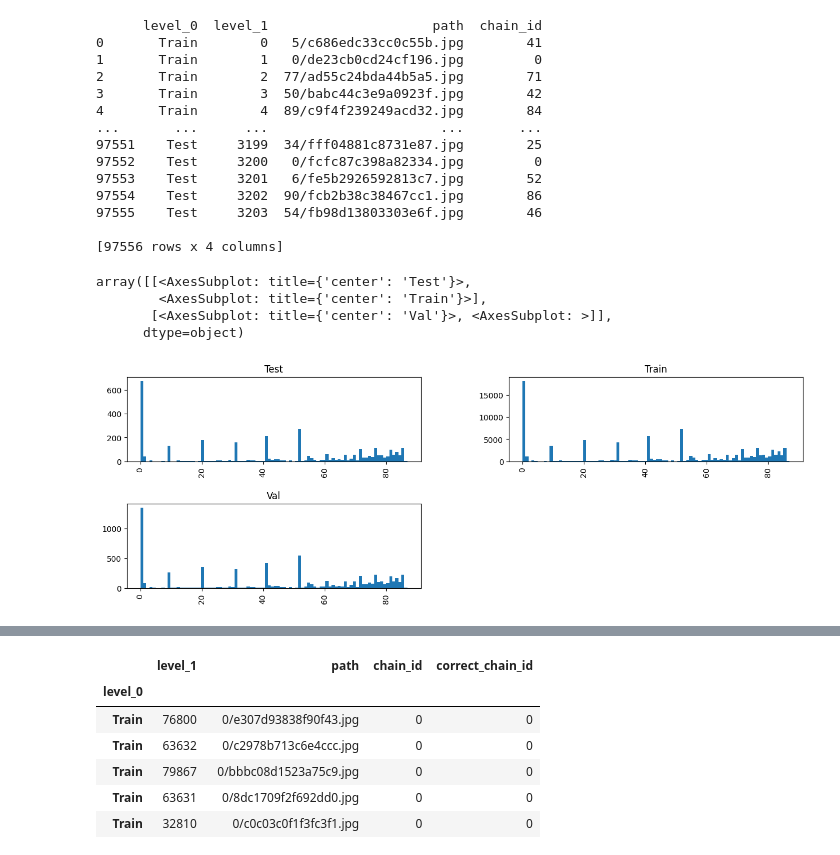
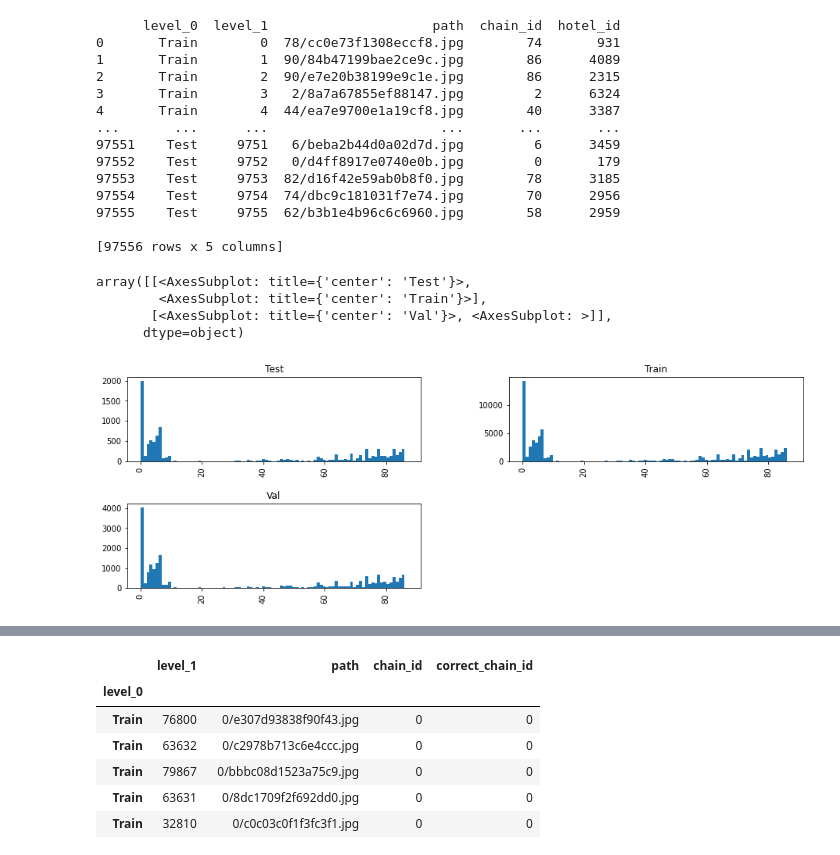
Before and after one commit to claudius-kienle/hotel-id-nns, a Jupyter notebook: hotel_id_nns/scripts/inspect_dataset.ipynb, the cells around one changed output, grey strips where cells are left out. Saved outputs shown, nothing was run; the diff lists cells and outputs as text; code cells hidden in the pictures.

```diff
--- a/hotel_id_nns/scripts/inspect_dataset.ipynb
+++ b/hotel_id_nns/scripts/inspect_dataset.ipynb
@@ -6,7 +6,7 @@ df = pd.read_csv("../../data/dataset/train.csv")
 n_chain_ids = df['chain'].nunique()
 
 def plot(path):
-    return pd.read_csv(path, names=['path', 'chain_id'], sep=' ')
+    return pd.read_csv(path)
 
 df.hist('chain', bins=n_chain_ids)
 from matplotlib import pyplot as plt
@@ -22,29 +22,29 @@ plt.show()
 # %%
 chain_ids = []
-chain_ids.append(plot("../../tmp/hotel_train_chain.csv"))
-chain_ids.append(plot("../../tmp/hotel_val_chain.csv"))
-chain_ids.append(plot("../../tmp/hotel_test_chain.csv"))
+chain_ids.append(plot("../../data/dataset/hotel_train_chain.csv"))
+chain_ids.append(plot("../../data/dataset/hotel_val_chain.csv"))
+chain_ids.append(plot("../../data/dataset/hotel_test_chain.csv"))
 split_data = pd.concat(chain_ids, axis=0, keys=['Train', 'Val', 'Test'])
 split_data = split_data.reset_index()
 print(split_data)
 split_data.hist(column='chain_id', bins=88, by='level_0', figsize=(15, 5))
 # %% [output]
-      level_0  level_1                     path  chain_id
-0       Train        0   5/c686edc33cc0c55b.jpg        41
-1       Train        1   0/de23cb0cd24cf196.jpg         0
-2       Train        2  77/ad55c24bda44b5a5.jpg        71
-3       Train        3  50/babc44c3e9a0923f.jpg        42
-4       Train        4  89/c9f4f239249acd32.jpg        84
-...       ...      ...                      ...       ...
-97551    Test     3199  34/fff04881c8731e87.jpg        25
-97552    Test     3200   0/fcfc87c398a82334.jpg         0
-97553    Test     3201   6/fe5b2926592813c7.jpg        52
-97554    Test     3202  90/fcb2b38c38467cc1.jpg        86
-97555    Test     3203  54/fb98d13803303e6f.jpg        46
+      level_0  level_1                     path  chain_id  hotel_id
+0       Train        0  78/cc0e73f1308eccf8.jpg        74       931
+1       Train        1  90/84b47199bae2ce9c.jpg        86      4089
+2       Train        2  90/e7e20b38199e9c1e.jpg        86      2315
+3       Train        3   2/8a7a67855ef88147.jpg         2      6324
+4       Train        4  44/ea7e9700e1a19cf8.jpg        40      3387
+...       ...      ...                      ...       ...       ...
+97551    Test     9751   6/beba2b44d0a02d7d.jpg         6      3459
+97552    Test     9752   0/d4ff8917e0740e0b.jpg         0       179
+97553    Test     9753  82/d16f42e59ab0b8f0.jpg        78      3185
+97554    Test     9754  74/dbc9c181031f7e74.jpg        70      2956
+97555    Test     9755  62/b3b1e4b96c6c6960.jpg        58      2959
 
-[97556 rows x 4 columns]
+[97556 rows x 5 columns]
 array([[<AxesSubplot: title={'center': 'Test'}>,
         <AxesSubplot: title={'center': 'Train'}>],
        [<AxesSubplot: title={'center': 'Val'}>, <AxesSubplot: >]],
       dtype=object)
-[figure, old version]
+[figure, new version]
```
Also changed, not shown: parts of 2 cells of this notebook, 1 other file.
